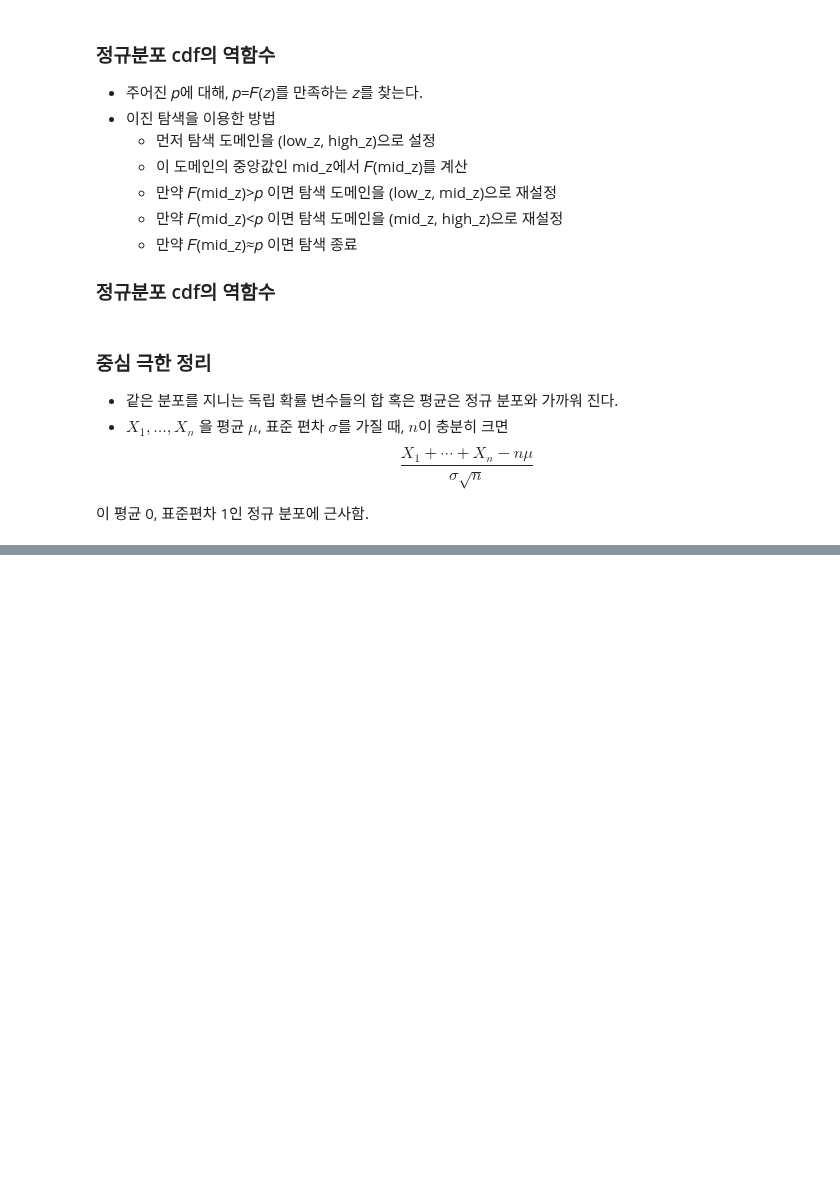
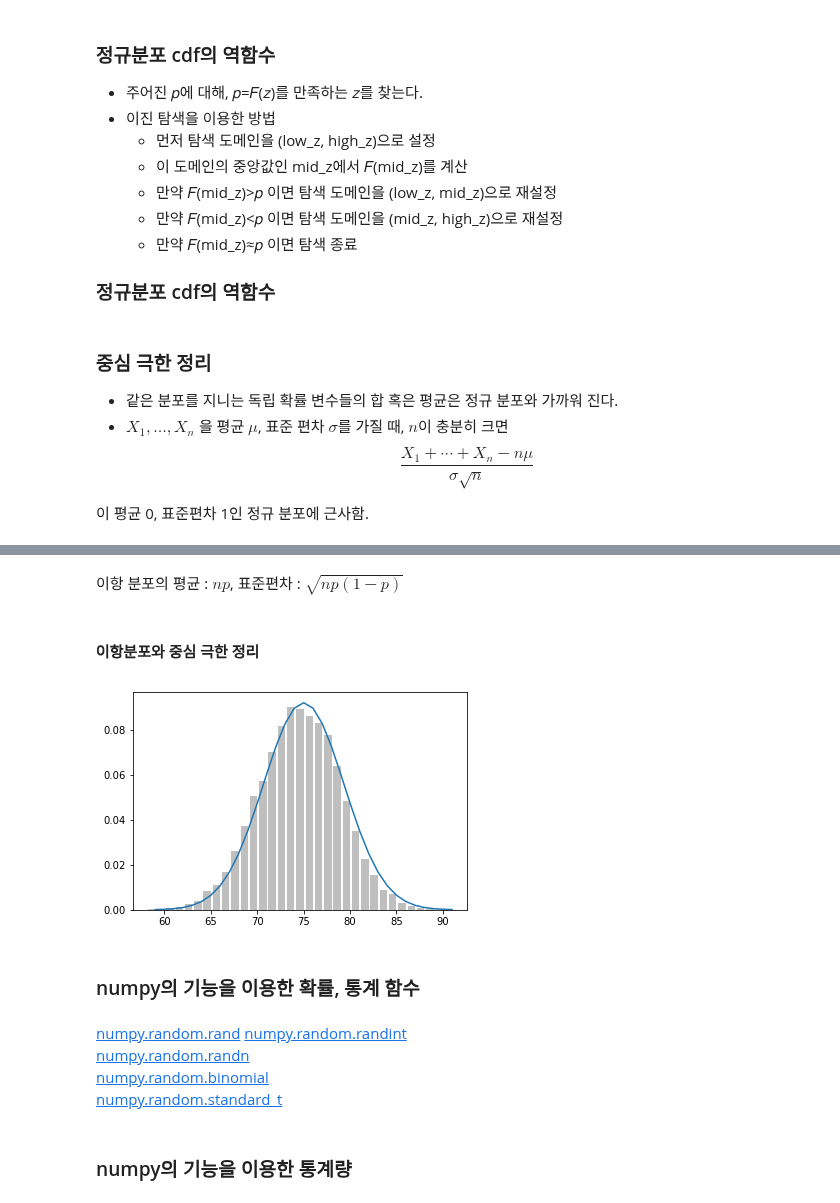
Before and after one commit to ksublee/SPuP, a Jupyter notebook: 9.Probability.ipynb, the cells around one changed output, grey strips where cells are left out. Saved outputs shown, nothing was run; the diff lists cells and outputs as text; code cells hidden in the pictures; blank space fills up the shorter version.

```diff
--- a/9.Probability.ipynb
+++ b/9.Probability.ipynb
@@ -187,0 +191,31 @@ $$\frac{ 𝑋_1+⋯+𝑋_𝑛−n\mu}{ \sigma \sqrt{n}} $$
+# %%
+def bernoulli_trial(p):
+    return 1 if random.random() < p else 0
+# %%
+def binomial(n, p):
+    return sum(bernoulli_trial(p) for _ in range(n))
+# %% [markdown]
+이항 분포의 평균 : $np$,  표준편차 : $ \sqrt{np(1-p)}$
+# %% [markdown]
+#### 이항분포와 중심 극한 정리
+# %%
+from collections import Counter
+def make_hist(n, p, num_points):
+    data = [binomial(n, p) for _ in range(num_points)]
+    # 이항 분포 샘플을 히스토그램으로
+    histogram = Counter(data)                  #from collections import Counter
+    plt.bar([x - 0.4 for x in histogram.keys()],
+            [v / float(num_points) for v in histogram.values()], 0.8, color='0.75')
+
+    mu, sigma = p * n, math.sqrt(n * p * (1 - p))
+    # 정규 분포 그리기
+    xs = range(min(data), max(data) + 1)
+    ys = [normal_cdf(i + 0.5, mu, sigma) - normal_cdf(i - 0.5, mu, sigma) for i in xs]
+    plt.plot(xs,ys)
+    plt.show()
+# %%
+make_hist(100, 0.75, 10000)
+# %% [output]
+[figure, added]
+# %% [markdown]
+### numpy의 기능을 이용한 확률, 통계 함수
@@ -187,0 +229,8 @@ $$\frac{ 𝑋_1+⋯+𝑋_𝑛−n\mu}{ \sigma \sqrt{n}} $$
+# %% [markdown]
+[numpy.random.rand](https://docs.scipy.org/doc/numpy/reference/generated/numpy.random.rand.html)
+[numpy.random.randint](https://docs.scipy.org/doc/numpy-1.12.0/reference/generated/numpy.random.randint.html)
+[numpy.random.randn](https://docs.scipy.org/doc/numpy/reference/generated/numpy.random.randn.html)
+[numpy.random.binomial](https://docs.scipy.org/doc/numpy/reference/generated/numpy.random.binomial.html)
+[numpy.random.standard_t](https://docs.scipy.org/doc/numpy/reference/generated/numpy.random.standard_t.html)
+# %% [markdown]
+### numpy의 기능을 이용한 통계량
```
Also changed, not shown: parts of 18 cells of this notebook, 1 other file.
